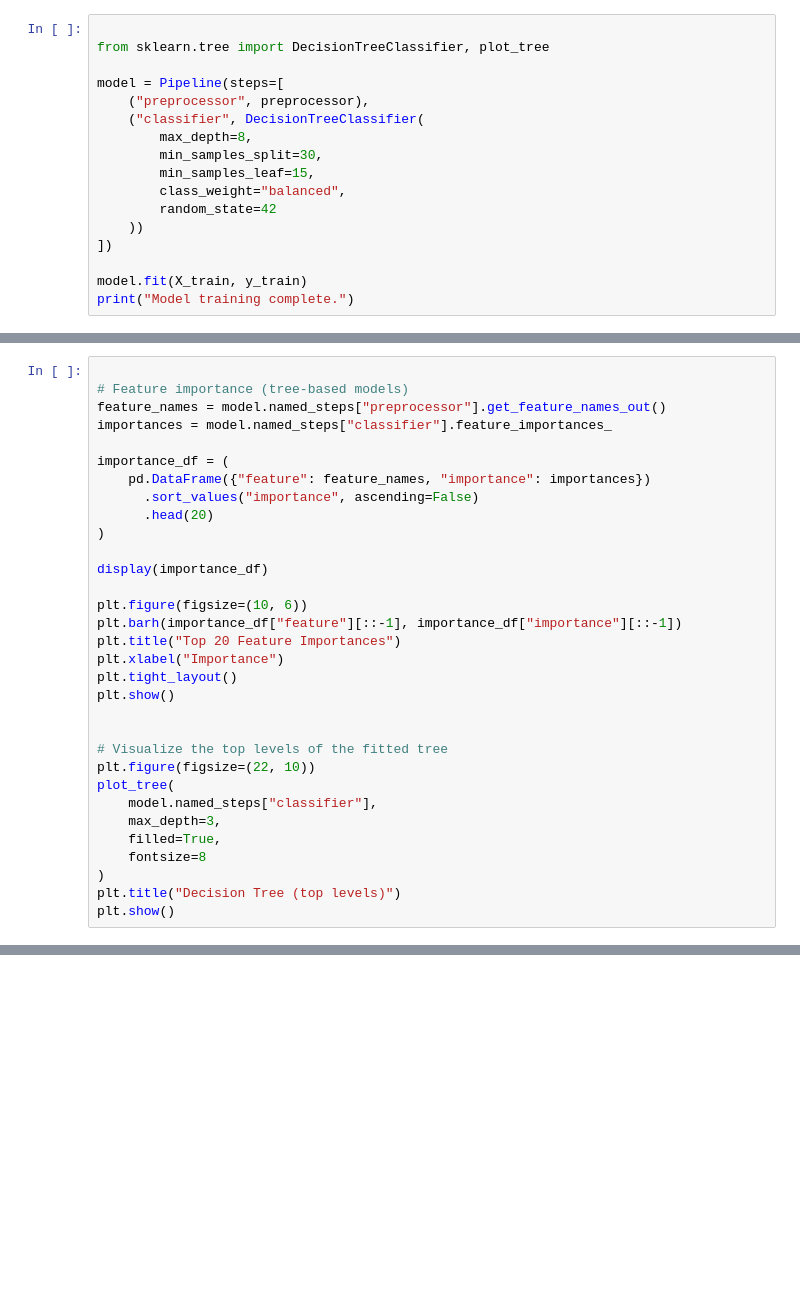
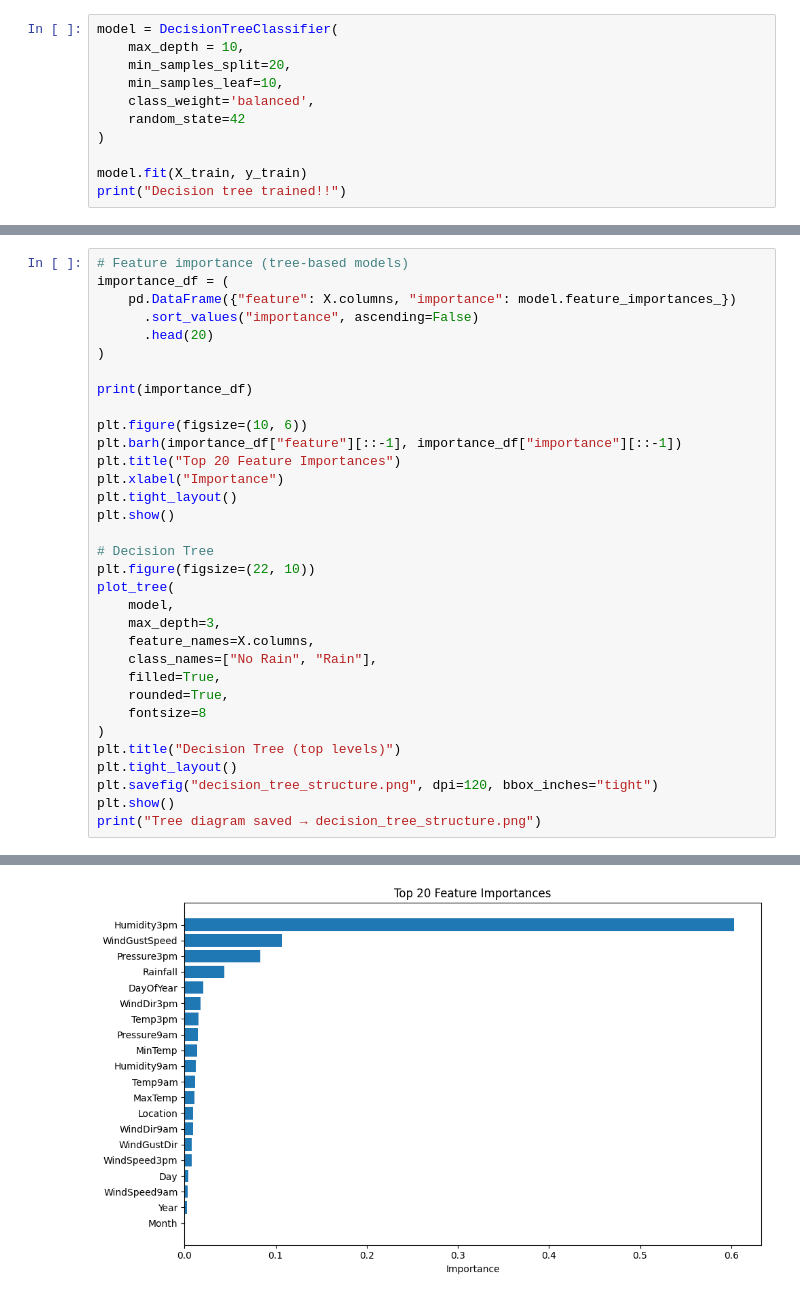
Before and after one commit to JamesSembukuttiarachchi/rain_in_australia, a Jupyter notebook: 02_decision_tree_weatherAUS.ipynb, the cells around one changed output, grey strips where cells are left out. Saved outputs shown, nothing was run; the diff lists cells and outputs as text; blank space fills up the shorter version.

Commit message:
Decision Tree trained notebook

```diff
--- a/02_decision_tree_weatherAUS.ipynb
+++ b/02_decision_tree_weatherAUS.ipynb
@@ -130,17 +181,11 @@ print("Test shape:", X_test.shape)
 # %%
-
-from sklearn.tree import DecisionTreeClassifier, plot_tree
-
-model = Pipeline(steps=[
-    ("preprocessor", preprocessor),
-    ("classifier", DecisionTreeClassifier(
-        max_depth=8,
-        min_samples_split=30,
-        min_samples_leaf=15,
-        class_weight="balanced",
-        random_state=42
-    ))
-])
+model = DecisionTreeClassifier(
+    max_depth = 10,
+    min_samples_split=20,
+    min_samples_leaf=10,
+    class_weight='balanced',
+    random_state=42
+)
 
 model.fit(X_train, y_train)
-print("Model training complete.")
+print("Decision tree trained!!")
@@ -186,16 +297,12 @@ plt.show()
 # %%
-
 # Feature importance (tree-based models)
-feature_names = model.named_steps["preprocessor"].get_feature_names_out()
-importances = model.named_steps["classifier"].feature_importances_
-
 importance_df = (
-    pd.DataFrame({"feature": feature_names, "importance": importances})
+    pd.DataFrame({"feature": X.columns, "importance": model.feature_importances_})
       .sort_values("importance", ascending=False)
       .head(20)
 )
 
-display(importance_df)
+print(importance_df)
 
 plt.figure(figsize=(10, 6))
 plt.barh(importance_df["feature"][::-1], importance_df["importance"][::-1])
@@ -204,14 +311,20 @@ plt.xlabel("Importance")
 plt.tight_layout()
 plt.show()
 
-
-# Visualize the top levels of the fitted tree
+# Decision Tree
 plt.figure(figsize=(22, 10))
 plot_tree(
-    model.named_steps["classifier"],
+    model,
     max_depth=3,
+    feature_names=X.columns,
+    class_names=["No Rain", "Rain"],
     filled=True,
+    rounded=True,
     fontsize=8
 )
 plt.title("Decision Tree (top levels)")
+plt.tight_layout()
+plt.savefig("decision_tree_structure.png", dpi=120, bbox_inches="tight")
 plt.show()
+print("Tree diagram saved → decision_tree_structure.png")
+# %% [output]
@@ -217,0 +348 @@ plt.show()
+[figure, added]
```
Also changed, not shown: parts of 20 cells of this notebook.
